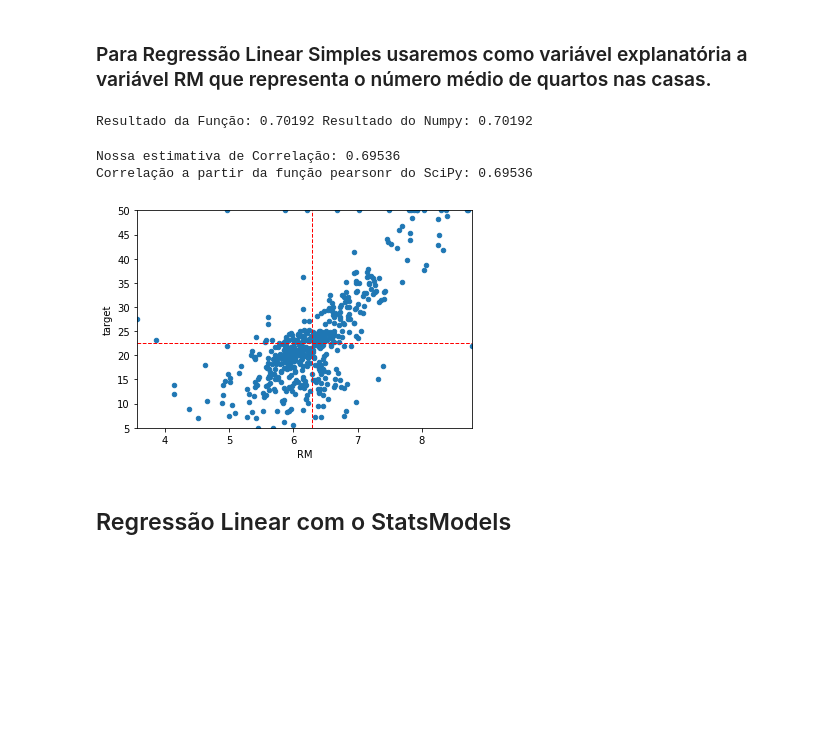
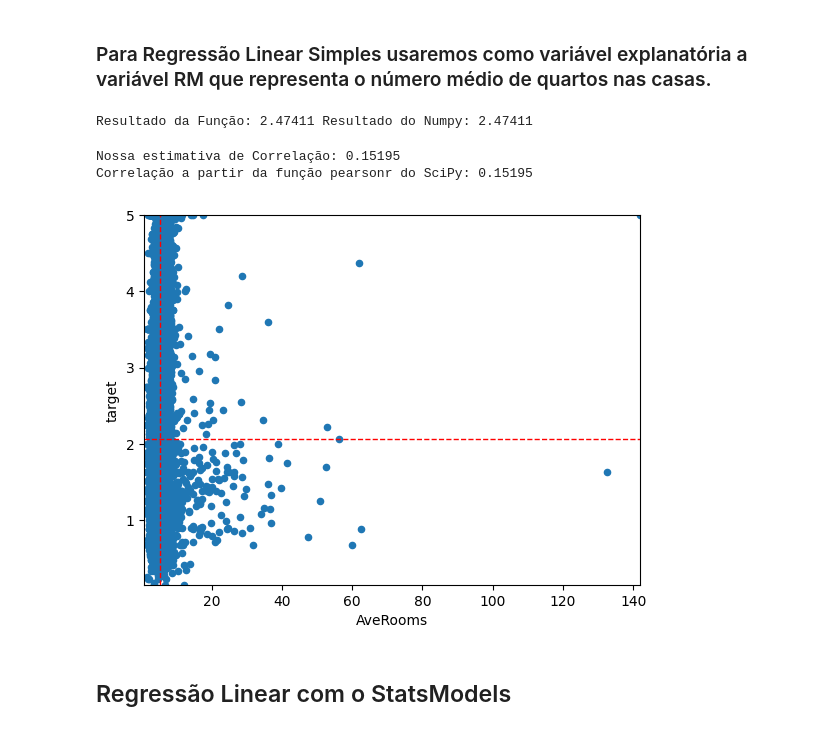
Before and after one commit to vitorribas0/estudos_ciencia_de_dados, a Jupyter notebook: projetos/RegressaoLinearSimples/RegressaoLinearSimples.ipynb, the cells around one changed output. Saved outputs shown, nothing was run; the diff lists cells and outputs as text; code cells hidden in the pictures; blank space fills up the shorter version.

```diff
--- a/projetos/RegressaoLinearSimples/RegressaoLinearSimples.ipynb
+++ b/projetos/RegressaoLinearSimples/RegressaoLinearSimples.ipynb
@@ -37,9 +37,9 @@ import warnings
 warnings.filterwarnings("ignore", category=DeprecationWarning)
 %matplotlib inline
 # %%
-# Carregando o Dataset Boston Houses
-from sklearn.datasets import load_boston
-boston = load_boston()
+# Carregando o Dataset (substituindo Boston)
+from sklearn.datasets import fetch_california_housing
+boston = fetch_california_housing()
 # %% [markdown]
 ## Análise Exploratória
 # %%
@@ -99,7 +99,7 @@ def calc_desvio_padrao(variavel, vies = 0):
     return np.sqrt(np.sum((variavel - np.mean(variavel))**2) / (observacoes - min(vies, 1)))
 # %%
 # Imprimindo o desvio padrão via fórmula e via NumPy da variável RM
-print ('Resultado da Função: %0.5f Resultado do Numpy: %0.5f' % (calc_desvio_padrao(dataset['RM']), np.std(dataset['RM'])))
+print ('Resultado da Função: %0.5f Resultado do Numpy: %0.5f' % (calc_desvio_padrao(dataset['AveRooms']), np.std(dataset['AveRooms'])))
 # %% [output]
-Resultado da Função: 0.70192 Resultado do Numpy: 0.70192
+Resultado da Função: 2.47411 Resultado do Numpy: 2.47411
 # %%
@@ -116,24 +116,24 @@ def correlation(var1, var2, vies = 0):
 # %%
 # Compara o resultado das nossas funções com a função pearsonr do SciPy
 from scipy.stats.stats import pearsonr
-print ('Nossa estimativa de Correlação: %0.5f' % (correlation(dataset['RM'], dataset['target'])))
-print ('Correlação a partir da função pearsonr do SciPy: %0.5f' % pearsonr(dataset['RM'], dataset['target'])[0])
+print ('Nossa estimativa de Correlação: %0.5f' % (correlation(dataset['AveRooms'], dataset['target'])))
+print ('Correlação a partir da função pearsonr do SciPy: %0.5f' % pearsonr(dataset['AveRooms'], dataset['target'])[0])
 # %% [output]
-Nossa estimativa de Correlação: 0.69536
-Correlação a partir da função pearsonr do SciPy: 0.69536
+Nossa estimativa de Correlação: 0.15195
+Correlação a partir da função pearsonr do SciPy: 0.15195
 # %%
 # Definindo o range dos valores de x e y
-x_range = [dataset['RM'].min(),dataset['RM'].max()]
+x_range = [dataset['AveRooms'].min(),dataset['AveRooms'].max()]
 y_range = [dataset['target'].min(),dataset['target'].max()]
 # %%
 # Plot dos valores de x e y com a média
-scatter_plot = dataset.plot(kind = 'scatter', x = 'RM', y = 'target', xlim = x_range, ylim = y_range)
+scatter_plot = dataset.plot(kind = 'scatter', x = 'AveRooms', y = 'target', xlim = x_range, ylim = y_range)
 
 # Cálculo da média
 meanY = scatter_plot.plot(x_range, [dataset['target'].mean(),dataset['target'].mean()], '--', color = 'red', linewidth = 1)
-meanX = scatter_plot.plot([dataset['RM'].mean(), dataset['RM'].mean()], y_range, '--', color = 'red', linewidth = 1)
+meanX = scatter_plot.plot([dataset['AveRooms'].mean(), dataset['AveRooms'].mean()], y_range, '--', color = 'red', linewidth = 1)
 # %% [output]
-[figure, old version]
+[figure, new version]
 # %% [markdown]
 ## Regressão Linear com o StatsModels
 # %% [markdown]
```
Also changed, not shown: parts of 9 cells of this notebook, 2 other files.
